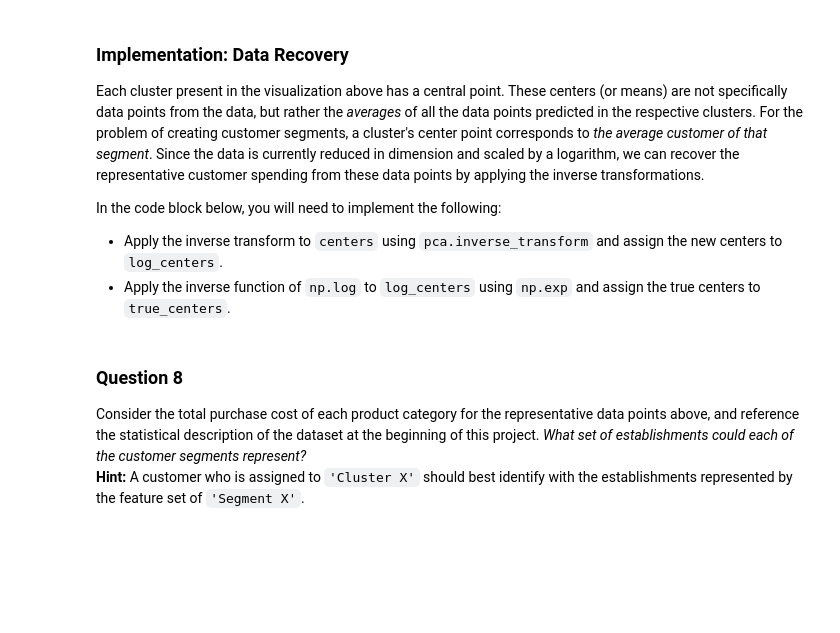
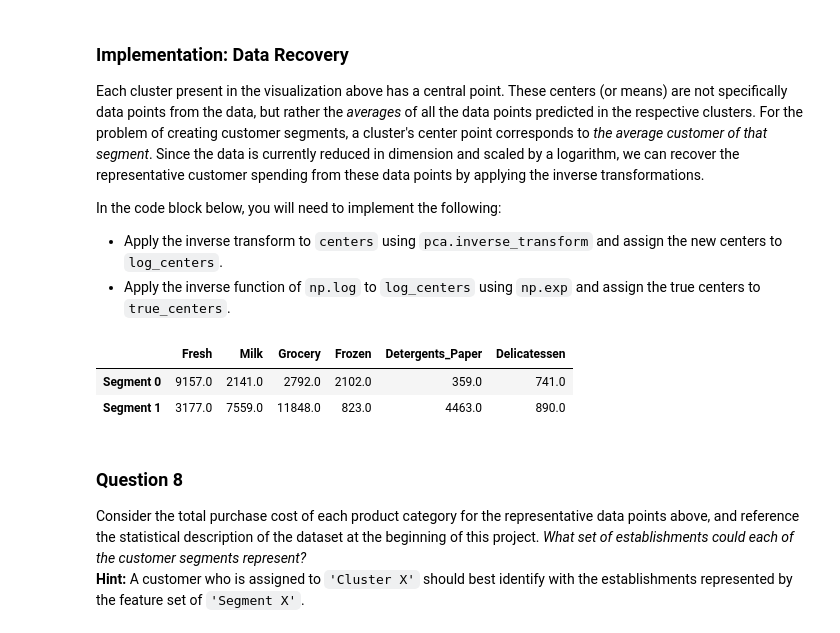
Before and after one commit to FrankRuns/machine-learning, a Jupyter notebook: projects/creating_customer_segments/customer_segments.ipynb, the cells around one changed output. Saved outputs shown, nothing was run; the diff lists cells and outputs as text; code cells hidden in the pictures; blank space fills up the shorter version.

```diff
--- a/projects/creating_customer_segments/customer_segments.ipynb
+++ b/projects/creating_customer_segments/customer_segments.ipynb
@@ -454,16 +497,20 @@ In the code block below, you will need to implement the following:
  - Apply the inverse function of `np.log` to `log_centers` using `np.exp` and assign the true centers to `true_centers`.
 # %%
 # TODO: Inverse transform the centers
-log_centers = None
+log_centers = pca.inverse_transform(centers)
 
 # TODO: Exponentiate the centers
-true_centers = None
+true_centers = np.exp(log_centers)
 
 # Display the true centers
 segments = ['Segment {}'.format(i) for i in range(0,len(centers))]
 true_centers = pd.DataFrame(np.round(true_centers), columns = data.keys())
 true_centers.index = segments
 display(true_centers)
+# %% [output]
+|  | Fresh | Milk | Grocery | Frozen | Detergents_Paper | Delicatessen |
+| Segment 0 | 9157.0 | 2141.0 | 2792.0 | 2102.0 | 359.0 | 741.0 |
+| Segment 1 | 3177.0 | 7559.0 | 11848.0 | 823.0 | 4463.0 | 890.0 |
 # %% [markdown]
 ### Question 8
 Consider the total purchase cost of each product category for the representative data points above, and reference the statistical description of the dataset at the beginning of this project. *What set of establishments could each of the customer segments represent?*
```
Also changed, not shown: parts of 32 cells of this notebook, 17 other files.
